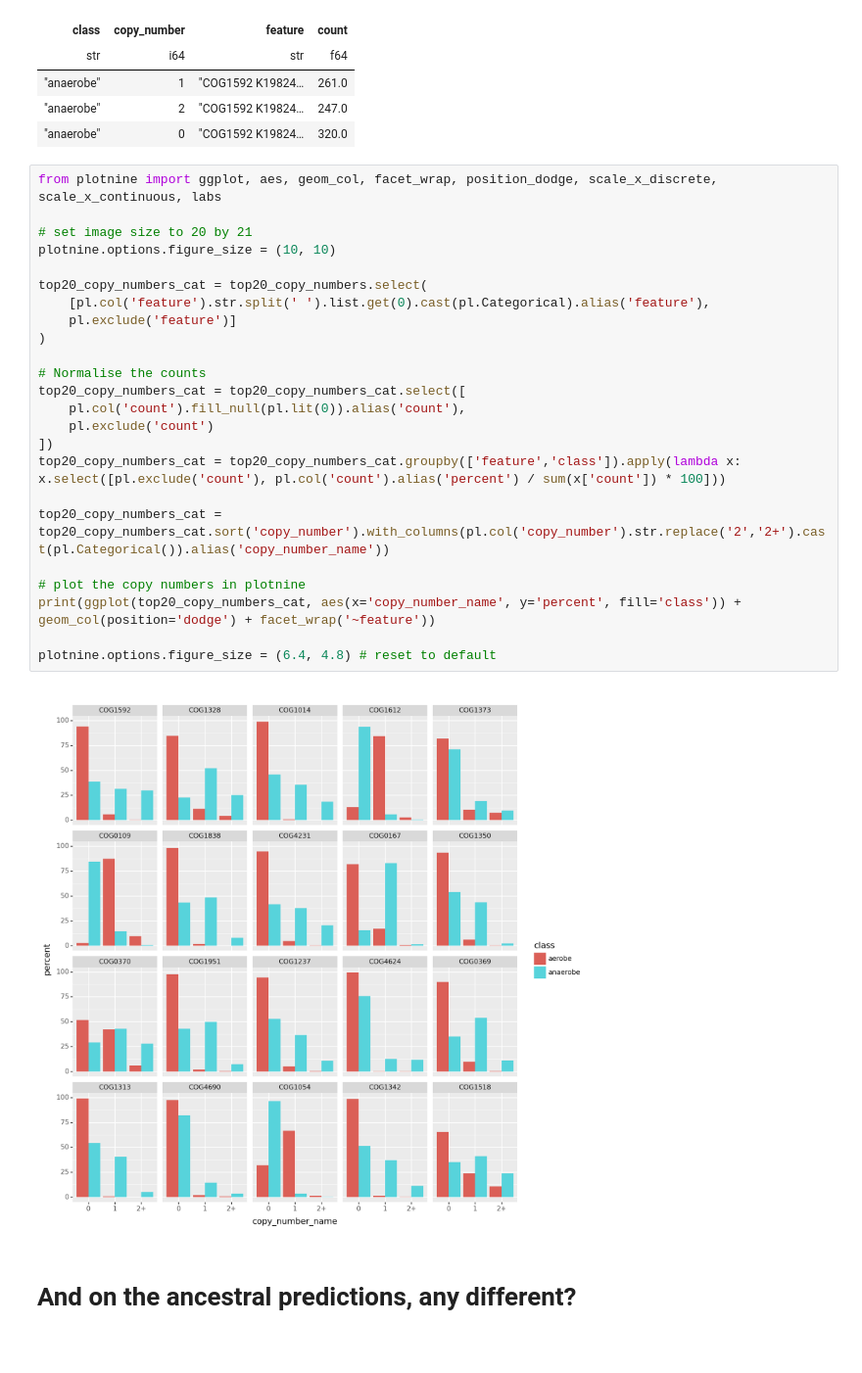
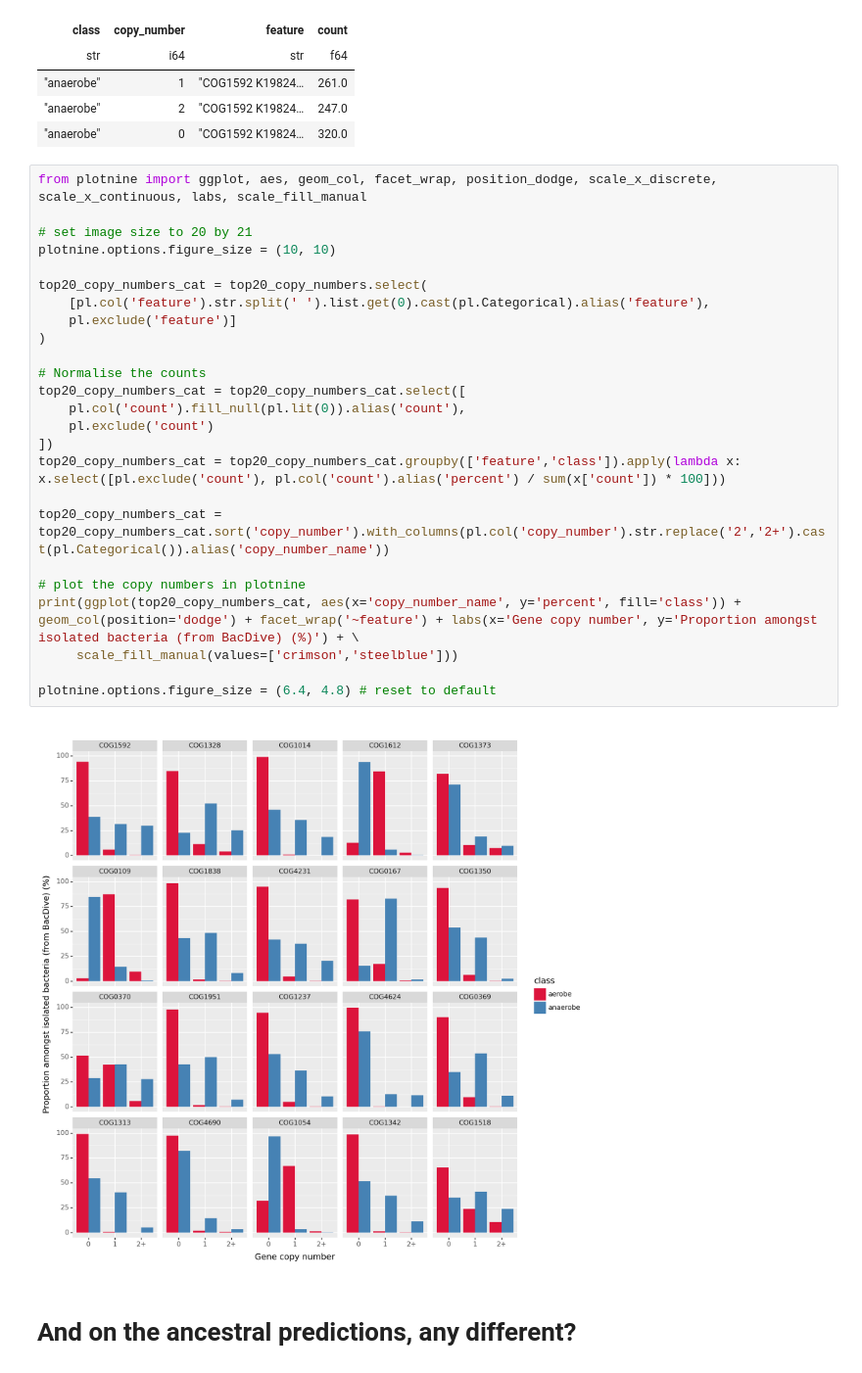
Before and after one commit to wwood/bacterial_dating_aerobic_predictor, a Jupyter notebook: 15_inspect_shap_values.ipynb, the cells around one changed output. Shown at 98% size. Saved outputs shown, nothing was run; the diff lists cells and outputs as text.

```diff
--- a/15_inspect_shap_values.ipynb
+++ b/15_inspect_shap_values.ipynb
@@ -283,31 +283,32 @@ shape: (3, 4)
 | "anaerobe" | 2 | "COG1592 K19824… | 247.0 |
 | "anaerobe" | 0 | "COG1592 K19824… | 320.0 |
 # %%
-from plotnine import ggplot, aes, geom_col, facet_wrap, position_dodge, scale_x_discrete, scale_x_continuous, labs
+from plotnine import ggplot, aes, geom_col, facet_wrap, position_dodge, scale_x_discrete, scale_x_continuous, labs, scale_fill_manual
 
 # set image size to 20 by 21
 plotnine.options.figure_size = (10, 10)
 
 top20_copy_numbers_cat = top20_copy_numbers.select(
     [pl.col('feature').str.split(' ').list.get(0).cast(pl.Categorical).alias('feature'),
     pl.exclude('feature')]
 )
 
 # Normalise the counts
 top20_copy_numbers_cat = top20_copy_numbers_cat.select([
     pl.col('count').fill_null(pl.lit(0)).alias('count'),
     pl.exclude('count')
 ])
 top20_copy_numbers_cat = top20_copy_numbers_cat.groupby(['feature','class']).apply(lambda x: x.select([pl.exclude('count'), pl.col('count').alias('percent') / sum(x['count']) * 100]))
 
 top20_copy_numbers_cat = top20_copy_numbers_cat.sort('copy_number').with_columns(pl.col('copy_number').str.replace('2','2+').cast(pl.Categorical()).alias('copy_number_name'))
 
 # plot the copy numbers in plotnine
-print(ggplot(top20_copy_numbers_cat, aes(x='copy_number_name', y='percent', fill='class')) + geom_col(position='dodge') + facet_wrap('~feature'))
+print(ggplot(top20_copy_numbers_cat, aes(x='copy_number_name', y='percent', fill='class')) + geom_col(position='dodge') + facet_wrap('~feature') + labs(x='Gene copy number', y='Proportion amongst isolated bacteria (from BacDive) (%)') + \
+     scale_fill_manual(values=['crimson','steelblue']))
 
 plotnine.options.figure_size = (6.4, 4.8) # reset to default
 # %% [output]
-[figure, old version]
+[figure, new version]
 # %% [markdown]
 # And on the ancestral predictions, any different?
 # %%
```
Also changed, not shown: parts of 8 cells of this notebook, 2 other files.
